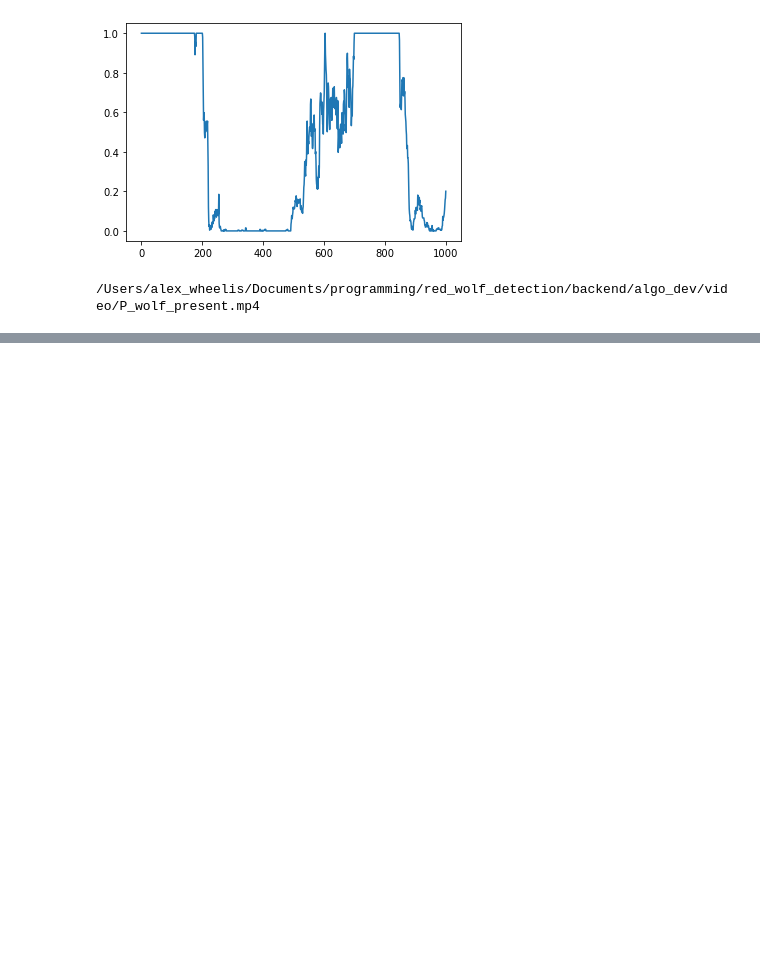
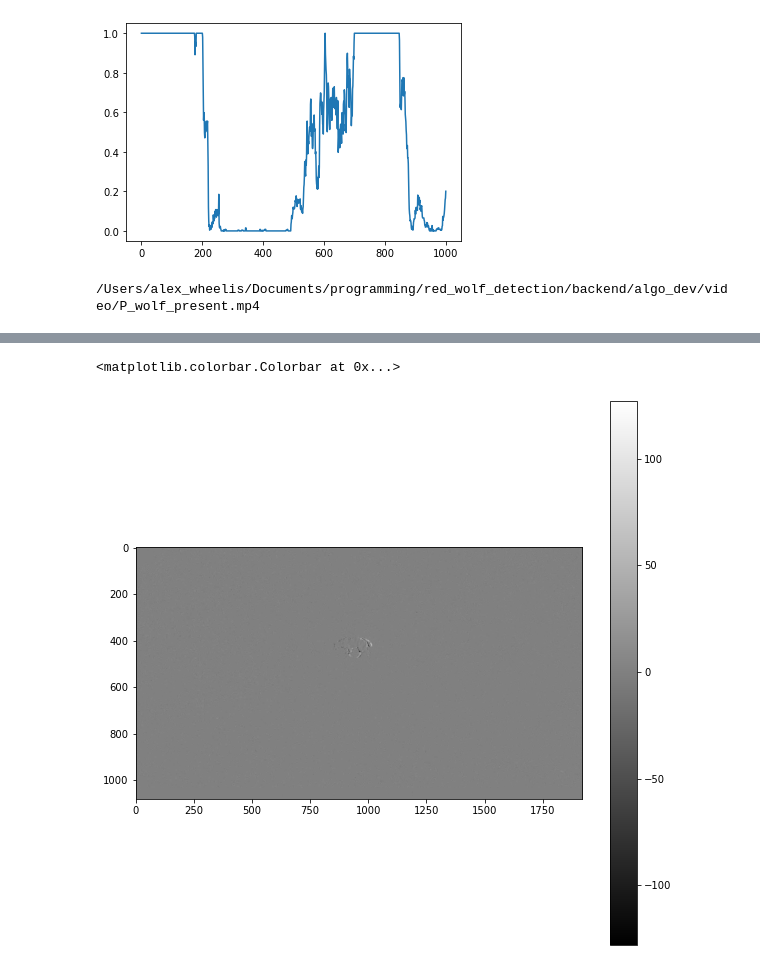
Before and after one commit to awheelis/red_wolf_detection, a Jupyter notebook: backend/algo_dev/frame_filter.ipynb, the cells around one changed output, grey strips where cells are left out. Cells and saved outputs as stored; diff of their text form; code cells hidden in the pictures; blank space fills up the shorter version.

```diff
--- a/backend/algo_dev/frame_filter.ipynb
+++ b/backend/algo_dev/frame_filter.ipynb
@@ -171,0 +221,9 @@ save_video_w_mvmt_annotations(vid, P_wolf_present, "P_wolf_present")
+# %%
+plt.figure(figsize = (10, 10))
+diff_f = vid[6, ...] - vid[5, ...]
+clipped = clip_img(diff_f, 90, 10)
+plt.imshow(diff_f, cmap = 'gray')
+plt.colorbar()
+# %% [output]
+<matplotlib.colorbar.Colorbar at 0x...>
+[figure, added]
```
Also changed, not shown: parts of 14 cells of this notebook.
